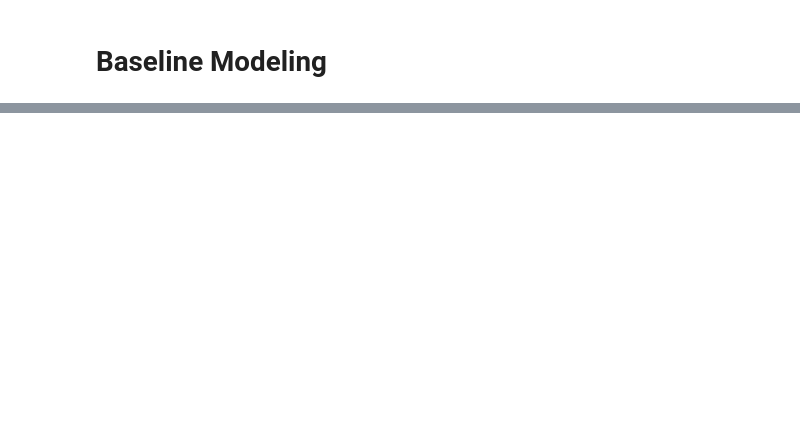
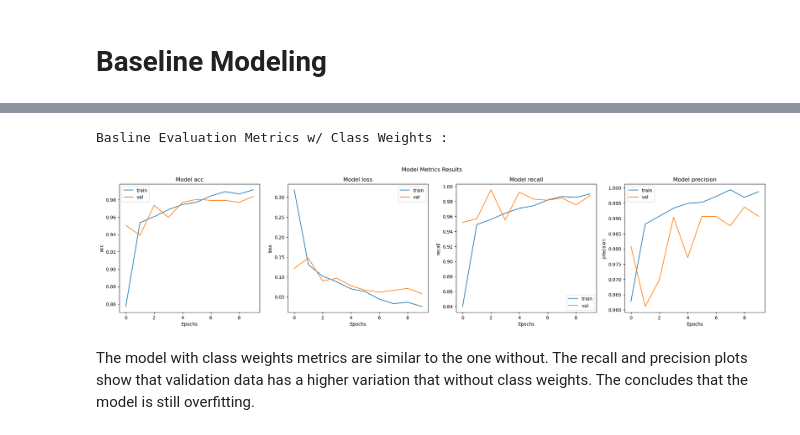
Before and after one commit to Dmvinedata/Image_Classification_P4, a Jupyter notebook: notebook.ipynb, the cells around one changed output, grey strips where cells are left out. Drawn from its saved outputs; the diff is of its cells as text; code cells hidden in the pictures; blank space fills up the shorter version.

Commit message:
Baseline2

```diff
--- a/notebook.ipynb
+++ b/notebook.ipynb
@@ -483,0 +555,18 @@ Test Loss: 0.6974759101867676
+# %%
+
+baseline2 = models.Sequential([
+Conv2D(filters=32, kernel_size=(3, 3), activation='relu',
+       padding = 'same', input_shape=(224,224,3)),
+MaxPooling2D(pool_size=(2, 2), strides=2),
+
+Conv2D(filters=64, kernel_size=(3, 3), activation='relu',
+       padding = 'same'),
+MaxPooling2D(pool_size=(2, 2), strides=2),
+
+Conv2D(filters=96, kernel_size=(3, 3), activation='relu',
+       padding = 'same'),
+MaxPooling2D(pool_size=(2, 2), strides=2),
+Flatten(),
+Dense(units=64, activation='sigmoid'),
+Dense(units=1, activation='sigmoid'),
+])
@@ -483,0 +575,9 @@ Test Loss: 0.6974759101867676
+# %%
+baseline2.compile(loss='binary_crossentropy',
+                optimizer='adam',
+                metrics=["acc","Recall","Precision"]
+                 )
+# %%
+#Calculating class weights for imbalance
+class_weights = calc_weight(y_train)
+class_weights
@@ -483,0 +586,6 @@ Test Loss: 0.6974759101867676
+# %%
+history2 = baseline2.fit(train_gen,
+                       epochs=10,
+                       verbose = 2,
+                       class_weight=class_weights,
+                       validation_data=val_gen)
@@ -483,0 +641,8 @@ Test Loss: 0.6974759101867676
+# %%
+print("Basline Evaluation Metrics w/ Class Weights :\n")
+eval_metrics(history2)
+# %% [output]
+Basline Evaluation Metrics w/ Class Weights :
+[figure, added]
+# %% [markdown]
+The model with class weights metrics are similar to the one without. The recall and precision plots show that validation data has a higher variation that without class weights. The concludes that the model is still overfitting.
```
Also changed, not shown: parts of 64 cells of this notebook.
